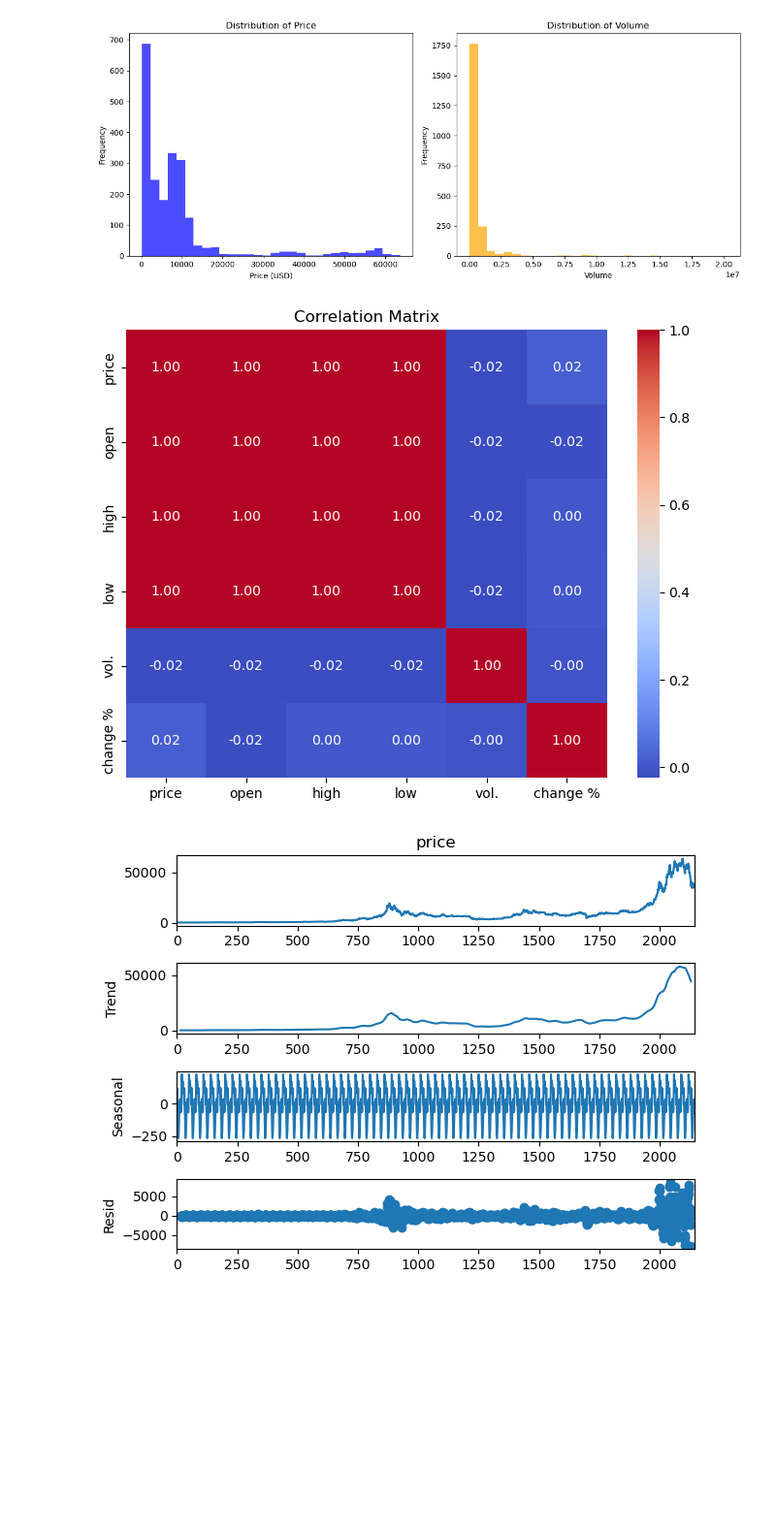
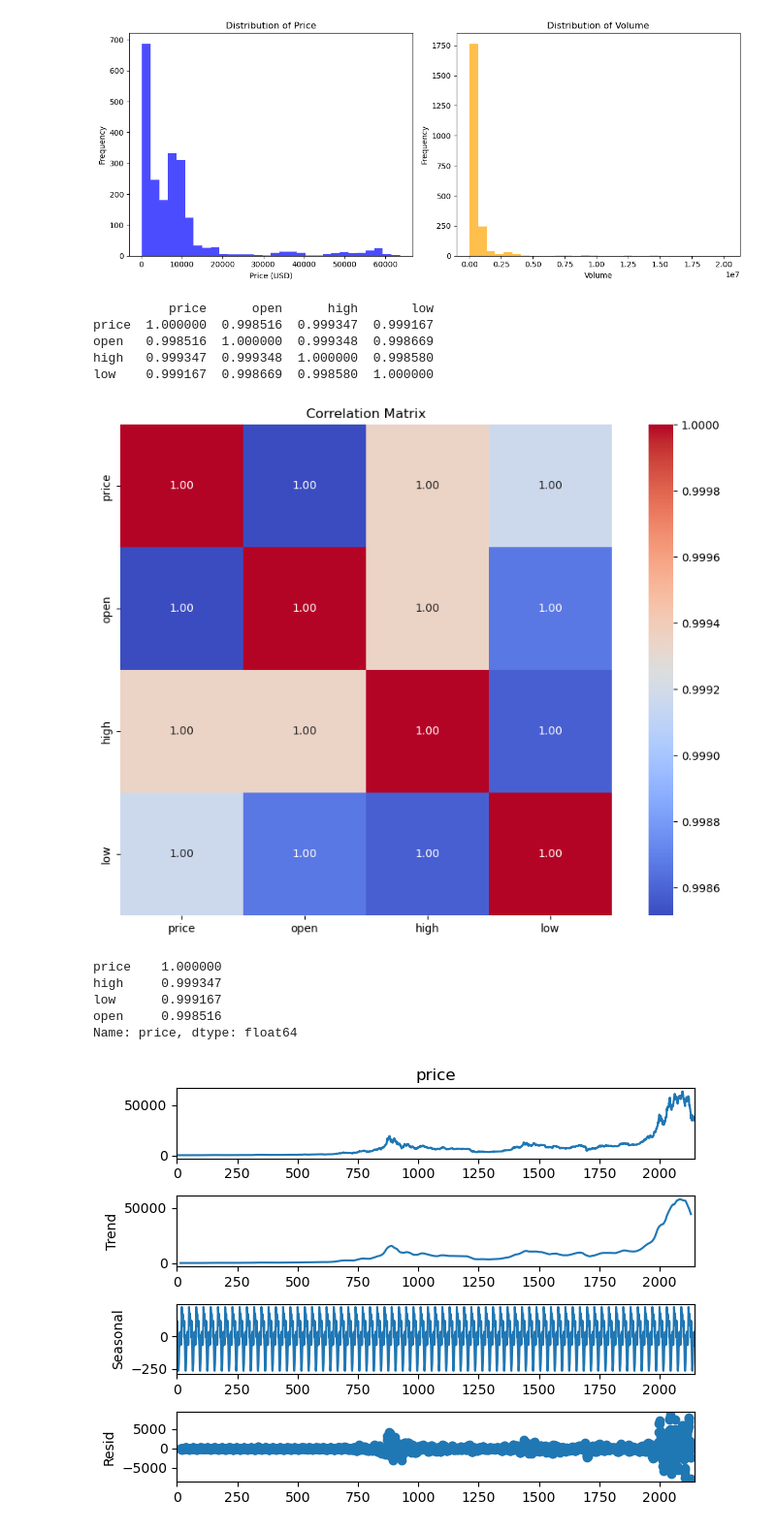
Before and after one commit to DoanNguyen2001/tap_bitcoin, a Jupyter notebook: bitcoin.ipynb, the cells around one changed output. Shown at 97% size. Saved outputs shown, nothing was run; the diff lists cells and outputs as text; code cells hidden in the pictures; blank space fills up the shorter version.

```diff
--- a/bitcoin.ipynb
+++ b/bitcoin.ipynb
@@ -194,18 +182,38 @@ plt.show()
 # %% [output]
 [figure]
 # %%
+import pandas as pd
 import seaborn as sns
+import matplotlib.pyplot as plt
 
-# Calculate the correlation matrix
-correlation_matrix = df[['price', 'open', 'high', 'low', 'vol.', 'change %']].corr()
+# Assuming df is your DataFrame with new features and the target variable
+# Create a correlation matrix
+correlation_matrix = df.corr()
+
+# Display the correlation matrix
+print(correlation_matrix)
 
 # Plotting the heatmap
-plt.figure(figsize=(8, 6))
-sns.heatmap(correlation_matrix, annot=True, cmap='coolwarm', fmt='.2f')
+plt.figure(figsize=(12, 8))
+sns.heatmap(correlation_matrix, annot=True, fmt=".2f", cmap='coolwarm', square=True)
 plt.title('Correlation Matrix')
 plt.show()
+
+# Get correlations of new features with the target variable
+target_correlation = correlation_matrix['price'].sort_values(ascending=False)
+print(target_correlation)
 # %% [output]
+          price      open      high       low
+price  1.000000  0.998516  0.999347  0.999167
+open   0.998516  1.000000  0.999348  0.998669
+high   0.999347  0.999348  1.000000  0.998580
+low    0.999167  0.998669  0.998580  1.000000
-[figure, old version]
+[figure, new version]
+price    1.000000
+high     0.999347
+low      0.999167
+open     0.998516
+Name: price, dtype: float64
 # %%
 # Time series decomposition
 from statsmodels.tsa.seasonal import seasonal_decompose
```
Also changed, not shown: parts of 44 cells of this notebook.
